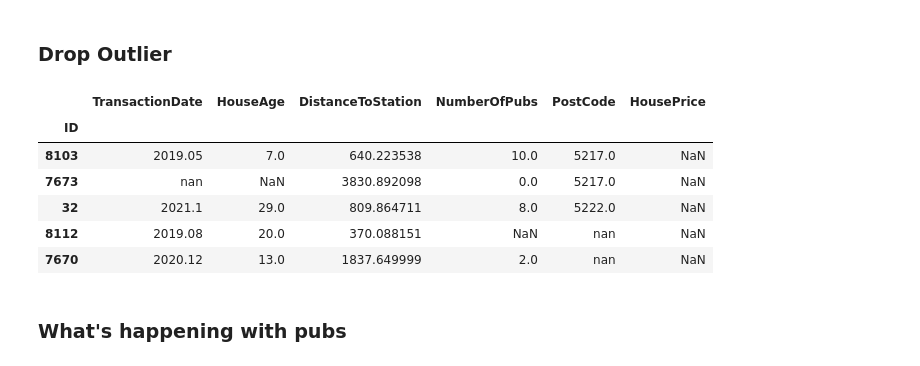
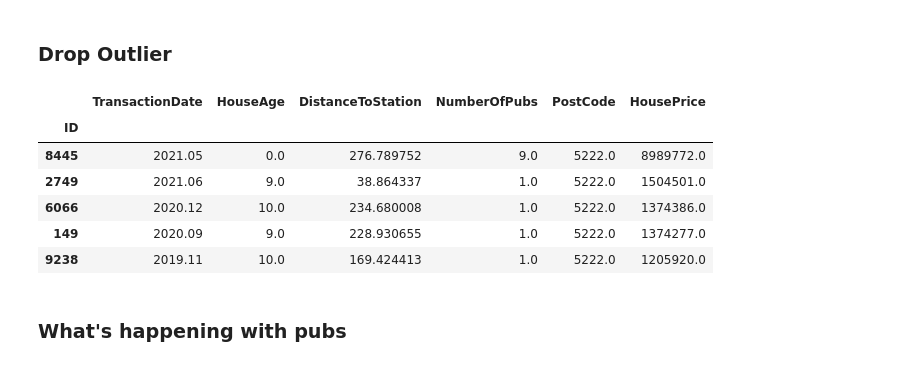
Before and after one commit to hypergalois/HousePricePredictionAPI, a Jupyter notebook: Regression.ipynb, the cells around one changed output. Cells and saved outputs as stored; diff of their text form; code cells hidden in the pictures.

```diff
--- a/Regression.ipynb
+++ b/Regression.ipynb
@@ -184,12 +184,12 @@ sns.boxplot(x="HousePrice", data=train)
 # %% [markdown]
 ### Drop Outlier
 # %%
-train.sort_values("HousePrice", ascending=True).tail()
+train.sort_values("HousePrice", ascending=False).head()
 # %% [output]
 |  | TransactionDate | HouseAge | DistanceToStation | NumberOfPubs | PostCode | HousePrice |
 | ID |  |  |  |  |  |  |
-| 8103 | 2019.05 | 7.0 | 640.223538 | 10.0 | 5217.0 | NaN |
-| 7673 | nan | NaN | 3830.892098 | 0.0 | 5217.0 | NaN |
-| 32 | 2021.1 | 29.0 | 809.864711 | 8.0 | 5222.0 | NaN |
-| 8112 | 2019.08 | 20.0 | 370.088151 | NaN | nan | NaN |
-| 7670 | 2020.12 | 13.0 | 1837.649999 | 2.0 | nan | NaN |
+| 8445 | 2021.05 | 0.0 | 276.789752 | 9.0 | 5222.0 | 8989772.0 |
+| 2749 | 2021.06 | 9.0 | 38.864337 | 1.0 | 5222.0 | 1504501.0 |
+| 6066 | 2020.12 | 10.0 | 234.680008 | 1.0 | 5222.0 | 1374386.0 |
+| 149 | 2020.09 | 9.0 | 228.930655 | 1.0 | 5222.0 | 1374277.0 |
+| 9238 | 2019.11 | 10.0 | 169.424413 | 1.0 | 5222.0 | 1205920.0 |
```
Also changed, not shown: parts of 1 cell of this notebook.
